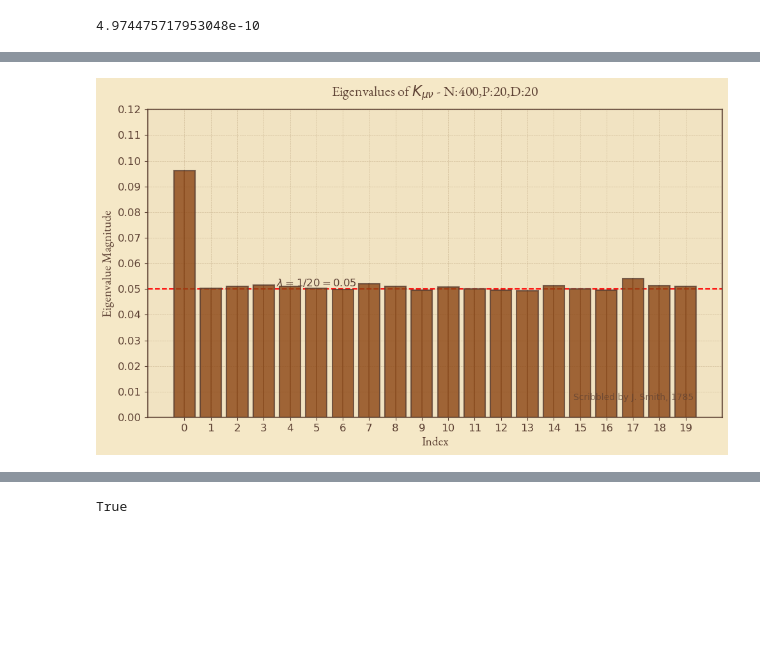
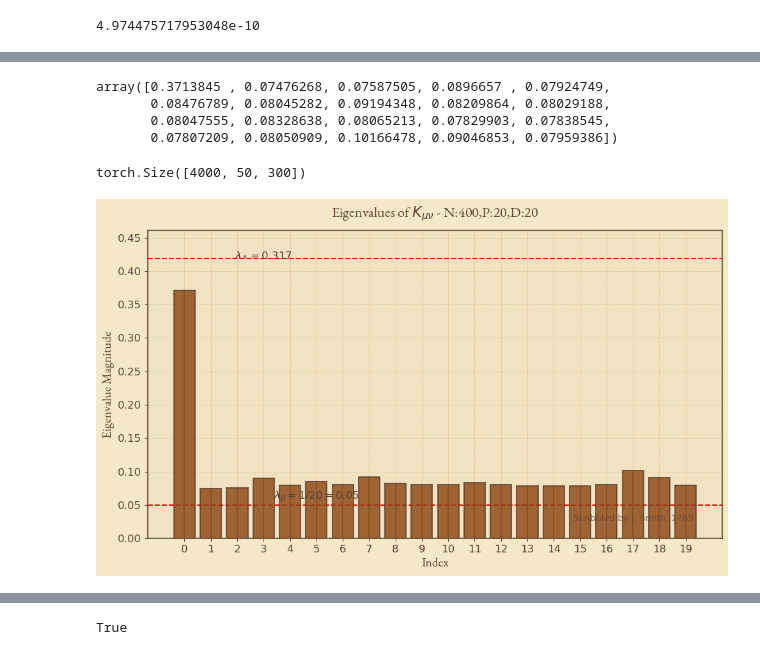
Before and after one commit to theideasmith/FCNX-Ensembling, a Jupyter notebook: scripts/N400 P20 D20 Analysis.ipynb, the cells around one changed output, grey strips where cells are left out. Saved outputs shown, nothing was run; the diff lists cells and outputs as text; code cells hidden in the pictures; blank space fills up the shorter version.

```diff
--- a/scripts/N400 P20 D20 Analysis.ipynb
+++ b/scripts/N400 P20 D20 Analysis.ipynb
@@ -225,3 +248,34 @@ ls = y
+# %%
+P_inf = 4_000
+N = 300
+d = 20
+q = ens
+X_inf = torch.randn((P_inf, 1,20), dtype=torch.float64).to(device)
+
+
+f_inf = model.h1_activation(X_inf)# P * N * ensembles
+f_inf_A = model(X_inf.squeeze())
+# breakpoint()
+
+# Kernel is averaged over ensemble and neuron indices
+hh_inf = torch.einsum('uim,vim->uv', f_inf, f_inf)/(N * q * P_inf) #- torch.einsum('u,v->uv', fm_inf,fm_inf)
+
+# Large matrix projection
+Ls = torch.einsum('uj,uv,vj->j', X_inf.squeeze(), hh_inf, X_inf.squeeze()) / P_inf
+norm = torch.einsum('ij,ij->j',X_inf.squeeze(), X_inf.squeeze()) / P_inf
+
+lsT = Ls/norm
+lsT = lsT.detach().cpu().numpy()
+lsT
+# %% [output]
+array([0.3713845 , 0.07476268, 0.07587505, 0.0896657 , 0.07924749,
+       0.08476789, 0.08045282, 0.09194348, 0.08209864, 0.08029188,
+       0.08047555, 0.08328638, 0.08065213, 0.07829903, 0.07838545,
+       0.07807209, 0.08050909, 0.10166478, 0.09046853, 0.07959386])
+# %%
+f_inf.shape
+# %% [output]
+torch.Size([4000, 50, 300])
 # %%
 import numpy as np
 import matplotlib.pyplot as plt
@@ -241,7 +295,7 @@ ax.add_patch(Rectangle((0, 0), 1, 1, transform=ax.transAxes, zorder=0,
                        facecolor='#e8d9b9', alpha=0.3, linewidth=0))
 
 # Plot data with a pencil-sketch style
-bars = ax.bar(x, y, color='#8B4513', edgecolor='#5c4033', linewidth=1.5,
+bars = ax.bar(x, lsT, color='#8B4513', edgecolor='#5c4033', linewidth=1.5,
               alpha=0.8, zorder=3)
 
 # Add nib-pen effect to edges
@@ -267,36 +321,41 @@ else:
     plt.ylabel('Eigenvalue Magnitude', fontstyle='italic', color='#5c4033', fontsize=14)
     plt.title('Eigenvalues of $K_{\\mu \\nu}$', fontstyle='italic', color='#5c4033', fontsize=16, pad=15)
 
 # Add grid with a faint, irregular pencil look
 ax.grid(True, linestyle='--', linewidth=0.5, color='#a68a64', alpha=0.4, zorder=1)
 
+Ymax = max(lsT.tolist()+[0.419])*1.1
+
 # Set axis limits and ticks with an aged style
-ax.set_ylim(0, max(y) * 1.1)  # Adjusted to 10% above max(y) for better fit
-ax.set_ylim(0, 0.1)
+ax.set_ylim(0, Ymax)  # Adjusted to 10% above max(y) for better fit
+
+
 
 ax.set_xticks(x)
-ax.set_yticks(np.arange(0, 0.13, step=0.01))  # Finer ticks, adjusted to new limit
+ax.set_yticks(np.arange(0, Ymax, step=0.05))  # Finer ticks, adjusted to new limit
 ax.tick_params(axis='both', colors='#5c4033', labelsize=12)
 
 # Add a decorative border
 for spine in ax.spines.values():
     spine.set_visible(True)
     spine.set_color('#5c4033')
     spine.set_linewidth(1.5)
     spine.set_alpha(0.8)
 
 
 # Add a faux signature or note in the corner
 ax.text(0.95, 0.05, 'Scribbled by J. Smith, 1785', transform=ax.transAxes,
         color='#5c4033', fontsize=10, ha='right', va='bottom', alpha=0.7)
+ax.axhline(y=0.419, color='red', linestyle='--')
+
+ax.text(x=3, y=0.419 + 0.001, s='$\lambda_* = 0.317$', fontsize=12, ha='center', fontstyle="italic",  color='#5c4033', fontproperties=handwritten_font)
 ax.axhline(y=0.05, color='red', linestyle='--')
-
-ax.text(x=5, y=0.05 + 0.001, s='$\lambda = 1/20= 0.05$', fontsize=12, ha='center', fontstyle="italic",  color='#5c4033', fontproperties=handwritten_font)
+ax.text(x=5, y=0.05 + 0.008, s='$\lambda_p = 1/20= 0.05$', fontsize=12, ha='center', fontstyle="italic",  color='#5c4033', fontproperties=handwritten_font)
 
 # Adjust layout to avoid clipping
 plt.tight_layout()
 
 # Show the plot
 plt.show()
 # %% [output]
-[figure, old version]
+[figure, new version]
```
Also changed, not shown: parts of 16 cells of this notebook, 1 other file.
